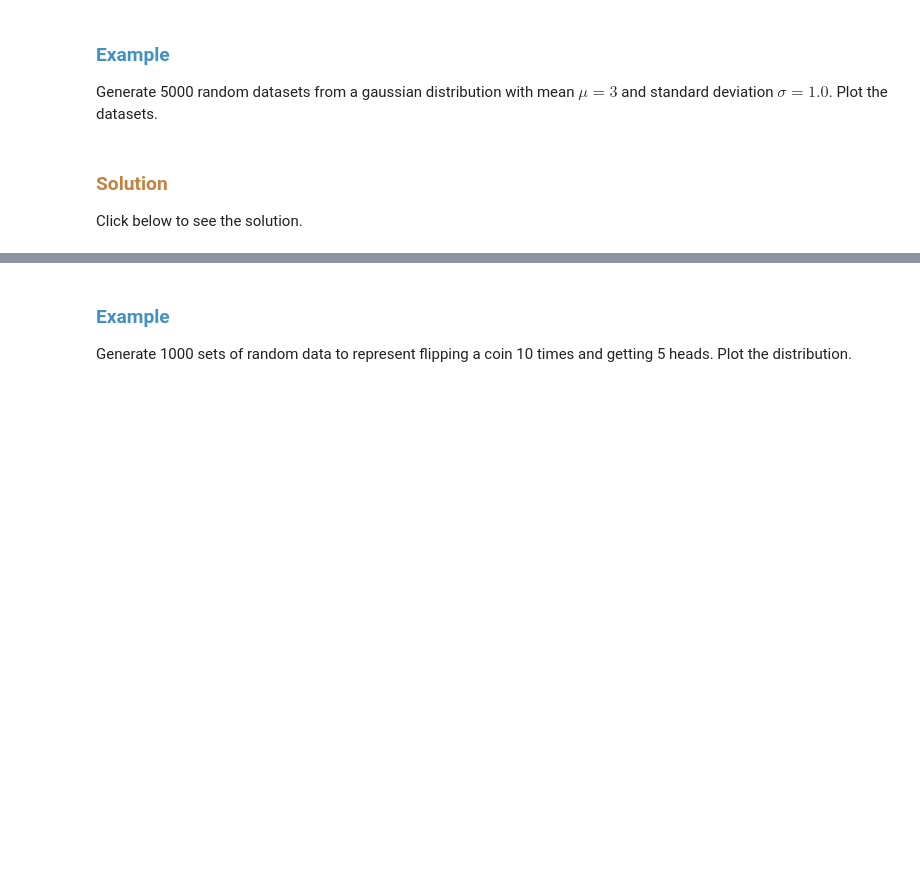
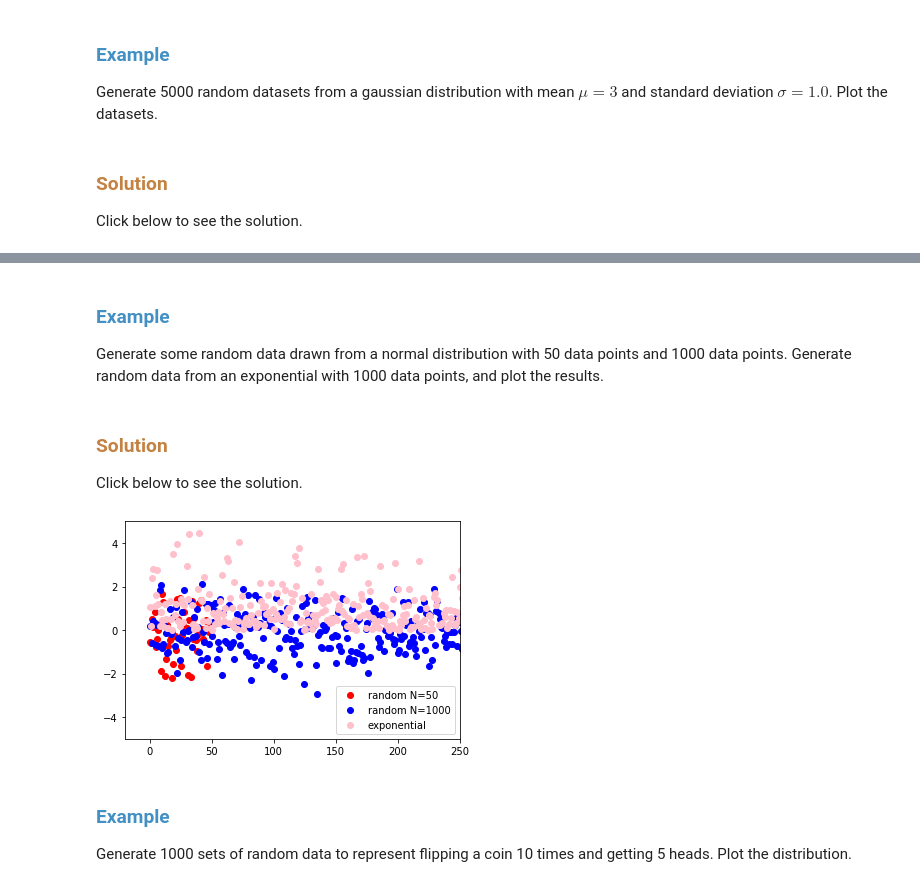
Before and after one commit to philrelton/Data-Analysis-2022, a Jupyter notebook: blended_exercises/Chapter 7/Chapter7.ipynb, the cells around one changed output, grey strips where cells are left out. Drawn from its saved outputs; the diff is of its cells as text; code cells hidden in the pictures; blank space fills up the shorter version.

```diff
--- a/blended_exercises/Chapter 7/Chapter7.ipynb
+++ b/blended_exercises/Chapter 7/Chapter7.ipynb
@@ -94,3 +94,42 @@ plt.legend()
+# %% [markdown]
+### <font color=#4290C4>Example</font>
+
+Generate some random data drawn from a normal distribution with 50 data points and 1000 data points. Generate random data from an exponential with 1000 data points, and plot the results.
+# %% [markdown]
+###  <font color=#c38241> Solution</font>
+
+Click below to see the solution.
+# %%
+from scipy import stats
+import pylab as plt # for plotting
+# the line below makes the plot appear in the jupyter notebook
+%matplotlib inline
+
+
+# Draw 50 random data points from a normal (Gaussian) distribution
+test_b = np.random.normal(size=50)
+
+# Draw 1000 random data points from a normal (Gaussian) distribution
+test_c = np.random.normal(size=1000)
+
+# Draw 200 random data points from an exponential distribution
+test_d = np.random.exponential(size=1000)
+
+# generate some x arrays with same length of y data sets
+
+x_c = np.arange(1000) # 1000 data points
+x_b = np.arange(50) # 50 data points
+
+plt.scatter(x_b,test_b,color='red',label='random N=50')
+plt.scatter(x_c,test_c,color='blue',label='random N=1000')
+plt.scatter(x_c,test_d,color='pink',label='exponential')
+
+plt.xlim(-20,250)
+plt.ylim(-5,5)
+plt.legend(scatterpoints=1,loc='lower right')
+plt.show()
+# %% [output]
+[figure, added]
 # %% [markdown]
 ### <font color=#4290C4>Example</font>
 
```
Also changed, not shown: parts of 4 cells of this notebook, 1 other file.
